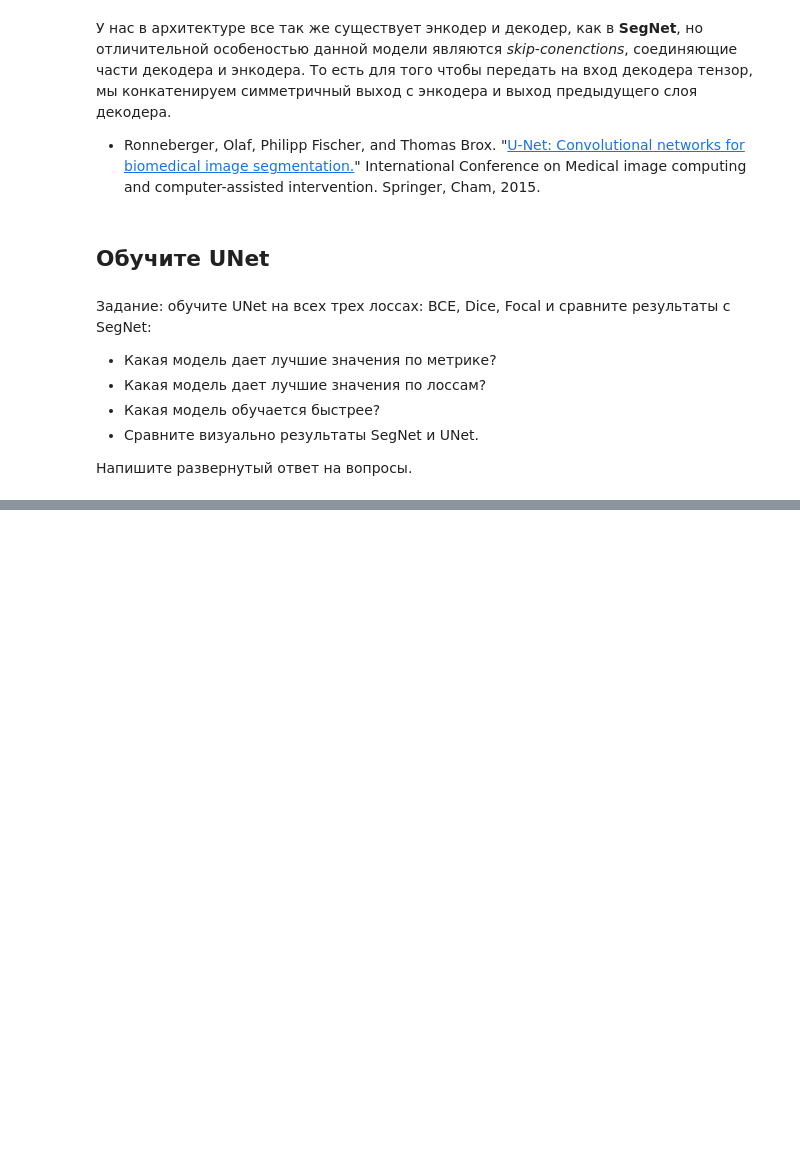
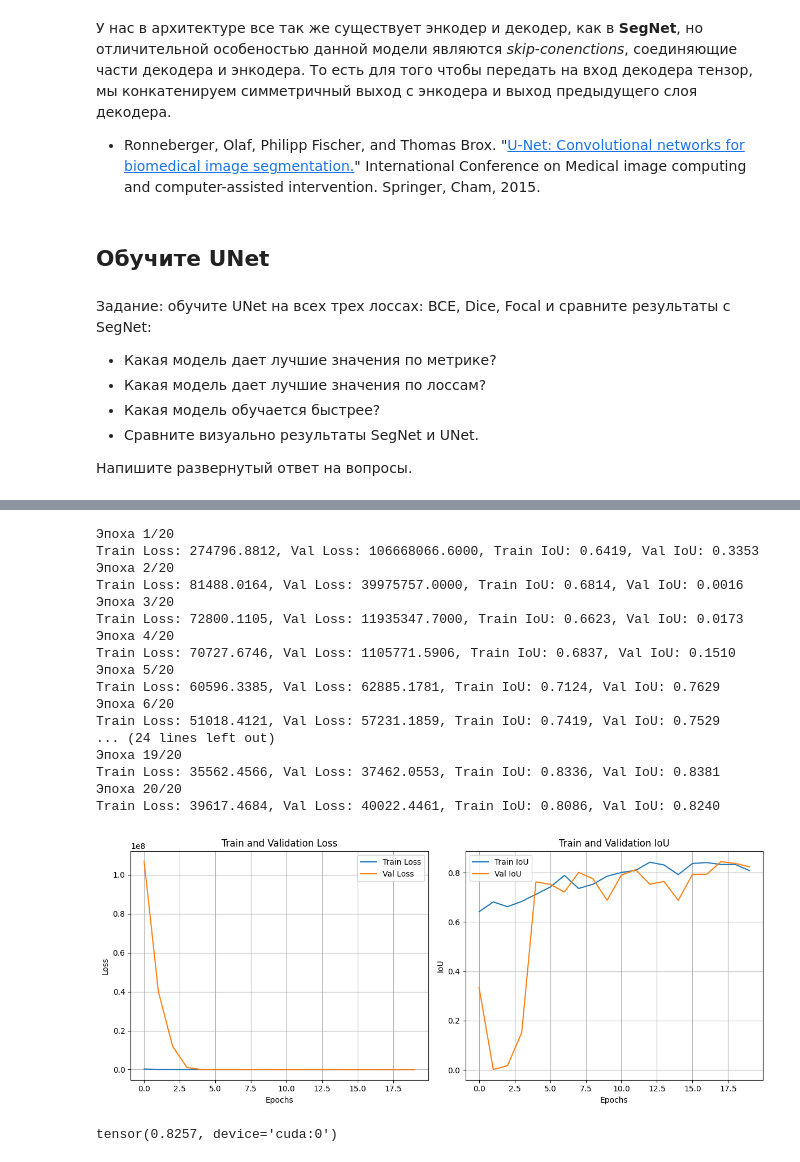
Before and after one commit to Provincial2511/DLS_course, a Jupyter notebook: Segment_DLS.ipynb, the cells around one changed output, grey strips where cells are left out. Saved outputs shown, nothing was run; the diff lists cells and outputs as text; code cells hidden in the pictures; blank space fills up the shorter version.

```diff
--- a/Segment_DLS.ipynb
+++ b/Segment_DLS.ipynb
@@ -1136,0 +1265,33 @@ RuntimeError: Sizes of tensors must match except in dimension 1. Expected size 4
+# %%
+criterion = lambda labels, logits: focal_loss(labels, logits)
+unet_model_focal = unet_model
+train_model(unet_model_focal,
+            criterion,
+            optimizer,
+            train_dataloader,
+            valid_dataloader,
+            epochs=20,
+            device=device)
+# %% [output]
+Эпоха 1/20
+Train Loss: 274796.8812, Val Loss: 106668066.6000, Train IoU: 0.6419, Val IoU: 0.3353
+Эпоха 2/20
+Train Loss: 81488.0164, Val Loss: 39975757.0000, Train IoU: 0.6814, Val IoU: 0.0016
+Эпоха 3/20
+Train Loss: 72800.1105, Val Loss: 11935347.7000, Train IoU: 0.6623, Val IoU: 0.0173
+Эпоха 4/20
+Train Loss: 70727.6746, Val Loss: 1105771.5906, Train IoU: 0.6837, Val IoU: 0.1510
+Эпоха 5/20
+Train Loss: 60596.3385, Val Loss: 62885.1781, Train IoU: 0.7124, Val IoU: 0.7629
+Эпоха 6/20
+Train Loss: 51018.4121, Val Loss: 57231.1859, Train IoU: 0.7419, Val IoU: 0.7529
+... (24 lines left out)
+Эпоха 19/20
+Train Loss: 35562.4566, Val Loss: 37462.0553, Train IoU: 0.8336, Val IoU: 0.8381
+Эпоха 20/20
+Train Loss: 39617.4684, Val Loss: 40022.4461, Train IoU: 0.8086, Val IoU: 0.8240
+[figure, added]
+# %%
+test(unet_model_focal, test_dataloader)
+# %% [output]
+tensor(0.8257, device='cuda:0')
```
Also changed, not shown: parts of 18 cells of this notebook.
